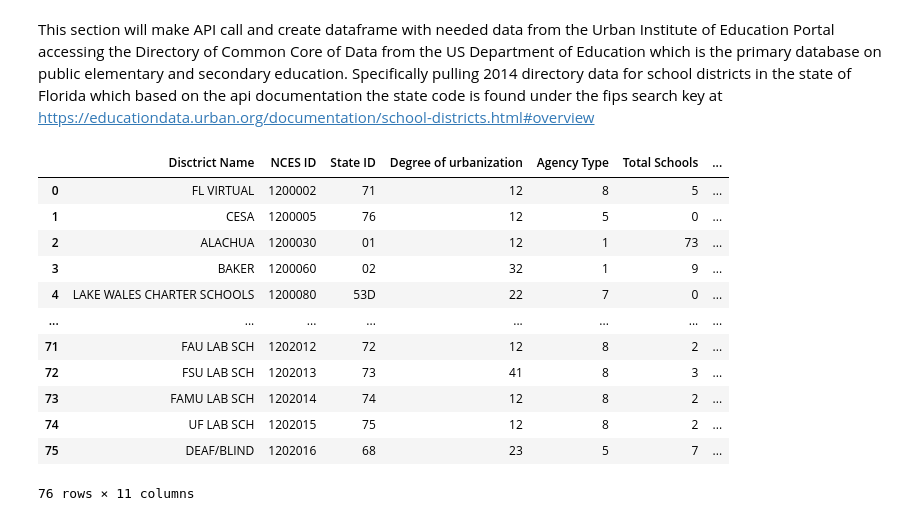
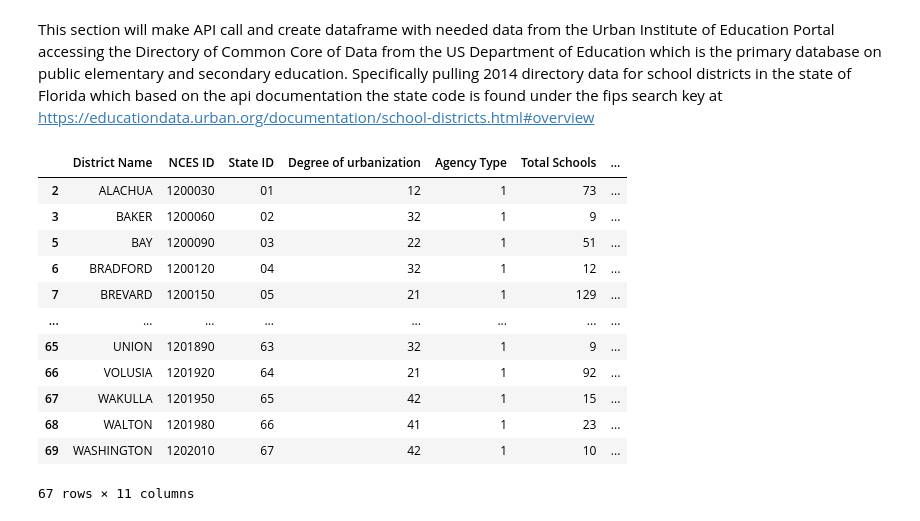
Before and after one commit to jjwilliams11/project1, a Jupyter notebook: Education_Dropout/FL_Education_Dropout_JJ.ipynb, the cells around one changed output. Saved outputs shown, nothing was run; the diff lists cells and outputs as text; code cells hidden in the pictures.

```diff
--- a/Education_Dropout/FL_Education_Dropout_JJ.ipynb
+++ b/Education_Dropout/FL_Education_Dropout_JJ.ipynb
@@ -31,45 +31,53 @@ state_id = []
 latitude = []
 longitude = []
 urban_locale = []
 agency_type = []
 total_schools = []
 total_students = []
 spec_ed_stud = []
 eng_lang_stud = []
 
 # Loop through results and store values in appropriate lists
 for result in results_directory:
     district_name.append(result['lea_name'])
     dir_nces_id.append(result['leaid'])
     state_id.append(result['state_leaid'])
     latitude.append(result['latitude'])
     longitude.append(result['longitude'])
     urban_locale.append(result['urban_centric_locale'])
     agency_type.append(result['agency_type'])
     total_schools.append(result['number_of_schools'])
     total_students.append(result['enrollment'])
     spec_ed_stud.append(result['spec_ed_students'])
     eng_lang_stud.append(result['english_language_learners'])
 
 # Create dataframe from results
-fl_ccd_directory = pd.DataFrame({"Disctrict Name":district_name, "NCES ID":nces_id, "State ID":state_id,
+fl_ccd_directory = pd.DataFrame({"District Name":district_name, "NCES ID":dir_nces_id, "State ID":state_id,
                                  "Degree of urbanization":urban_locale, "Agency Type":agency_type,
                                 "Total Schools":total_schools, "Total Students Enrolled":total_students,
                                 "Special Ed Students":spec_ed_stud, "English Language Students":eng_lang_stud,
                                 "Latitude":latitude, "Longitude":longitude})
 
-fl_ccd_directory
+# Remove all districts that are not regular local school district
+clean_fl_ccd_directory = fl_ccd_directory.loc[fl_ccd_directory['Agency Type'] == 1]
+
+
+# Format columns
+# clean_fl_ccd_directory = clean_fl_ccd_directory.style.format({"Total Students Enrolled": "{:,}" , "Special Ed Students": "{:,}",
+#                                                             "English Language Students":"{:,}"})
+
+clean_fl_ccd_directory
 # %% [output]
-|  | Disctrict Name | NCES ID | State ID | Degree of urbanization | Agency Type | Total Schools | ... |
-| 0 | FL VIRTUAL | 1200002 | 71 | 12 | 8 | 5 | ... |
-| 1 | CESA | 1200005 | 76 | 12 | 5 | 0 | ... |
+|  | District Name | NCES ID | State ID | Degree of urbanization | Agency Type | Total Schools | ... |
 | 2 | ALACHUA | 1200030 | 01 | 12 | 1 | 73 | ... |
 | 3 | BAKER | 1200060 | 02 | 32 | 1 | 9 | ... |
-| 4 | LAKE WALES CHARTER SCHOOLS | 1200080 | 53D | 22 | 7 | 0 | ... |
+| 5 | BAY | 1200090 | 03 | 22 | 1 | 51 | ... |
+| 6 | BRADFORD | 1200120 | 04 | 32 | 1 | 12 | ... |
+| 7 | BREVARD | 1200150 | 05 | 21 | 1 | 129 | ... |
 | ... | ... | ... | ... | ... | ... | ... | ... |
-| 71 | FAU LAB SCH | 1202012 | 72 | 12 | 8 | 2 | ... |
-| 72 | FSU LAB SCH | 1202013 | 73 | 41 | 8 | 3 | ... |
-| 73 | FAMU LAB SCH | 1202014 | 74 | 12 | 8 | 2 | ... |
-| 74 | UF LAB SCH | 1202015 | 75 | 12 | 8 | 2 | ... |
-| 75 | DEAF/BLIND | 1202016 | 68 | 23 | 5 | 7 | ... |
+| 65 | UNION | 1201890 | 63 | 32 | 1 | 9 | ... |
+| 66 | VOLUSIA | 1201920 | 64 | 21 | 1 | 92 | ... |
+| 67 | WAKULLA | 1201950 | 65 | 42 | 1 | 15 | ... |
+| 68 | WALTON | 1201980 | 66 | 41 | 1 | 23 | ... |
+| 69 | WASHINGTON | 1202010 | 67 | 42 | 1 | 10 | ... |
-76 rows × 11 columns
+67 rows × 11 columns
```
Also changed, not shown: parts of 12 cells of this notebook, 2 other files.
